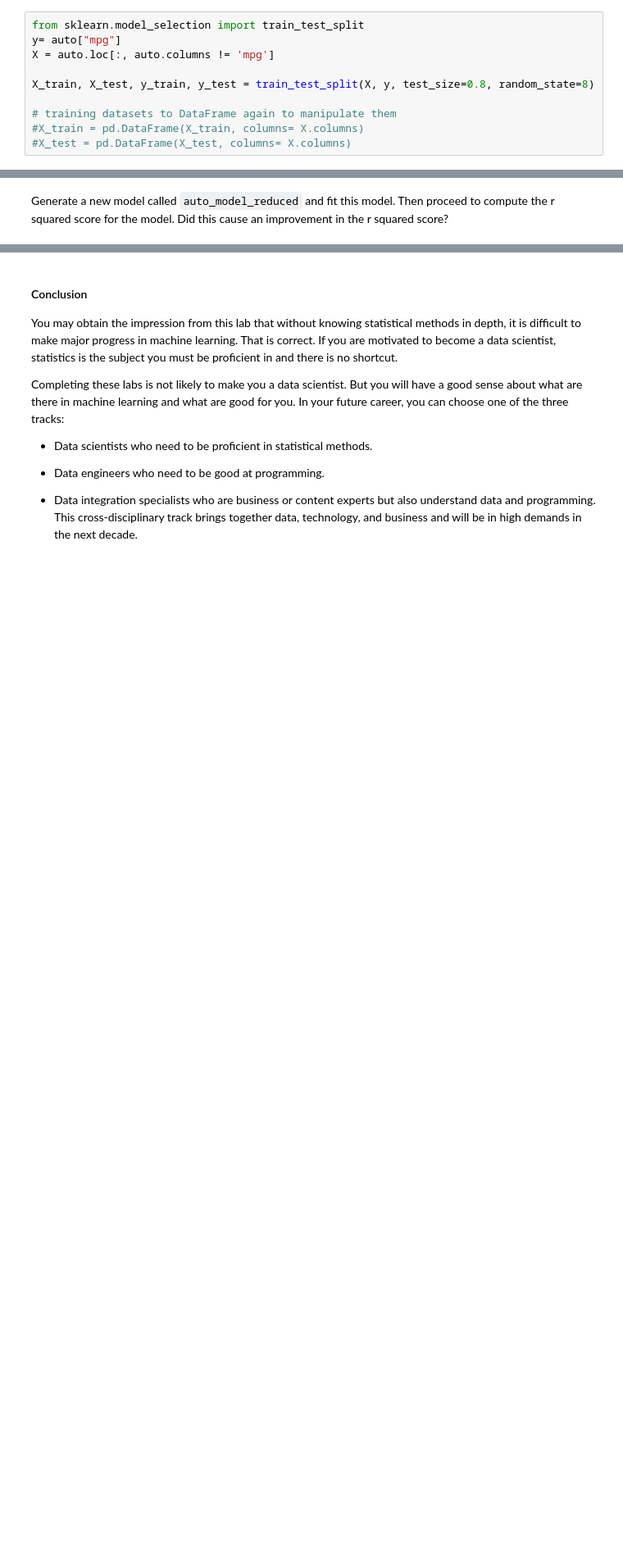
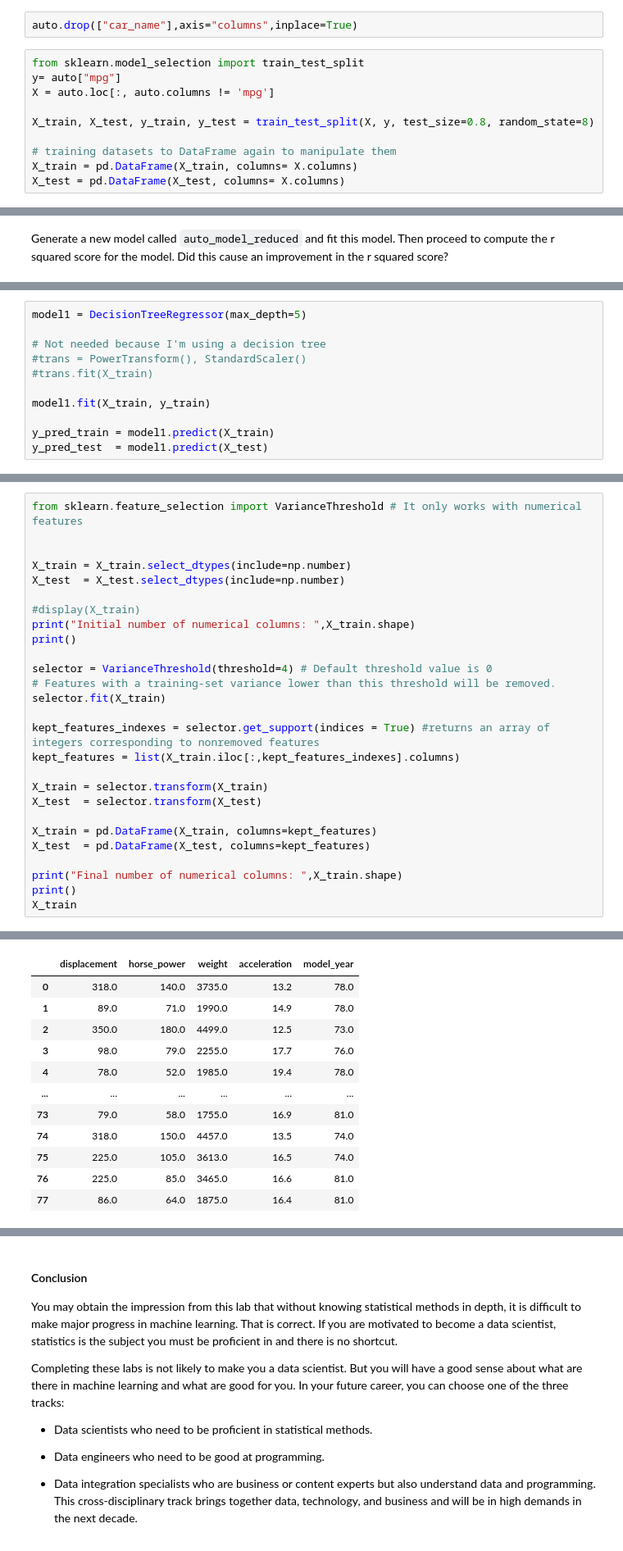
Before and after one commit to ta-data-remote/lab-supervised-learning-sklearn, a Jupyter notebook: your-code/main.ipynb, the cells around one changed output, grey strips where cells are left out. Shown at 82% size. Cells and saved outputs as stored; diff of their text form; blank space fills up the shorter version.

```diff
--- a/your-code/main.ipynb
+++ b/your-code/main.ipynb
@@ -401,3 +353,5 @@ auto
+# %%
+auto.drop(["car_name"],axis="columns",inplace=True)
 # %%
 from sklearn.model_selection import train_test_split
 y= auto["mpg"]
@@ -406,8 +360,8 @@ X = auto.loc[:, auto.columns != 'mpg']
 X_train, X_test, y_train, y_test = train_test_split(X, y, test_size=0.8, random_state=8)
 
 # training datasets to DataFrame again to manipulate them
-#X_train = pd.DataFrame(X_train, columns= X.columns)
-#X_test = pd.DataFrame(X_test, columns= X.columns)
+X_train = pd.DataFrame(X_train, columns= X.columns)
+X_test = pd.DataFrame(X_test, columns= X.columns)
 # %% [markdown]
 Now we will processed and peform linear regression on this data to predict the mpg for each vehicle.
 
@@ -535,0 +528,11 @@ Generate a new model called `auto_model_reduced` and fit this model. Then procee
+# %%
+model1 = DecisionTreeRegressor(max_depth=5)
+
+# Not needed because I'm using a decision tree
+#trans = PowerTransform(), StandardScaler()
+#trans.fit(X_train)
+
+model1.fit(X_train, y_train)
+
+y_pred_train = model1.predict(X_train)
+y_pred_test  = model1.predict(X_test)
@@ -535,0 +546,28 @@ Generate a new model called `auto_model_reduced` and fit this model. Then procee
+# %%
+from sklearn.feature_selection import VarianceThreshold # It only works with numerical features
+
+
+X_train = X_train.select_dtypes(include=np.number)
+X_test  = X_test.select_dtypes(include=np.number)
+
+#display(X_train)
+print("Initial number of numerical columns: ",X_train.shape)
+print()
+
+selector = VarianceThreshold(threshold=4) # Default threshold value is 0
+# Features with a training-set variance lower than this threshold will be removed.
+selector.fit(X_train)
+
+kept_features_indexes = selector.get_support(indices = True) #returns an array of integers corresponding to nonremoved features
+kept_features = list(X_train.iloc[:,kept_features_indexes].columns)
+
+X_train = selector.transform(X_train)
+X_test  = selector.transform(X_test)
+
+X_train = pd.DataFrame(X_train, columns=kept_features)
+X_test  = pd.DataFrame(X_test, columns=kept_features)
+
+print("Final number of numerical columns: ",X_train.shape)
+print()
+X_train
+# %% [output]
@@ -535,0 +577,12 @@ Generate a new model called `auto_model_reduced` and fit this model. Then procee
+|  | displacement | horse_power | weight | acceleration | model_year |
+| 0 | 318.0 | 140.0 | 3735.0 | 13.2 | 78.0 |
+| 1 | 89.0 | 71.0 | 1990.0 | 14.9 | 78.0 |
+| 2 | 350.0 | 180.0 | 4499.0 | 12.5 | 73.0 |
+| 3 | 98.0 | 79.0 | 2255.0 | 17.7 | 76.0 |
+| 4 | 78.0 | 52.0 | 1985.0 | 19.4 | 78.0 |
+| ... | ... | ... | ... | ... | ... |
+| 73 | 79.0 | 58.0 | 1755.0 | 16.9 | 81.0 |
+| 74 | 318.0 | 150.0 | 4457.0 | 13.5 | 74.0 |
+| 75 | 225.0 | 105.0 | 3613.0 | 16.5 | 74.0 |
+| 76 | 225.0 | 85.0 | 3465.0 | 16.6 | 81.0 |
+| 77 | 86.0 | 64.0 | 1875.0 | 16.4 | 81.0 |
```
Also changed, not shown: parts of 17 cells of this notebook.
